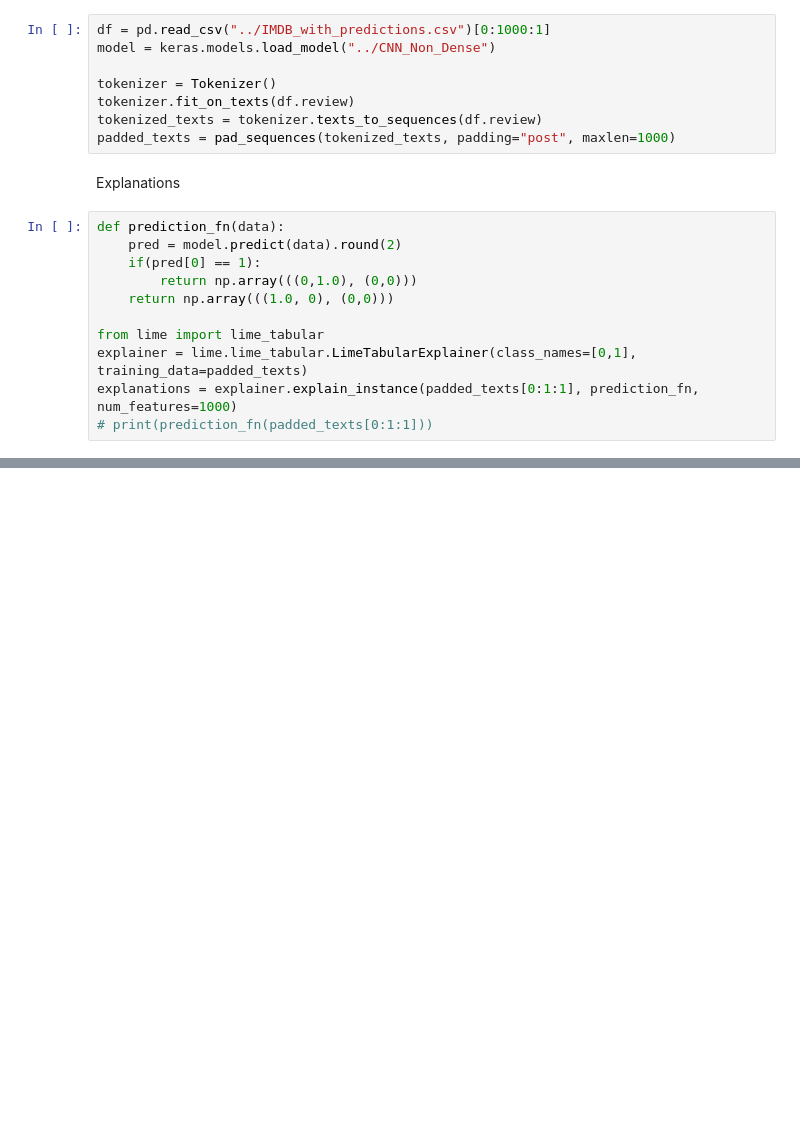
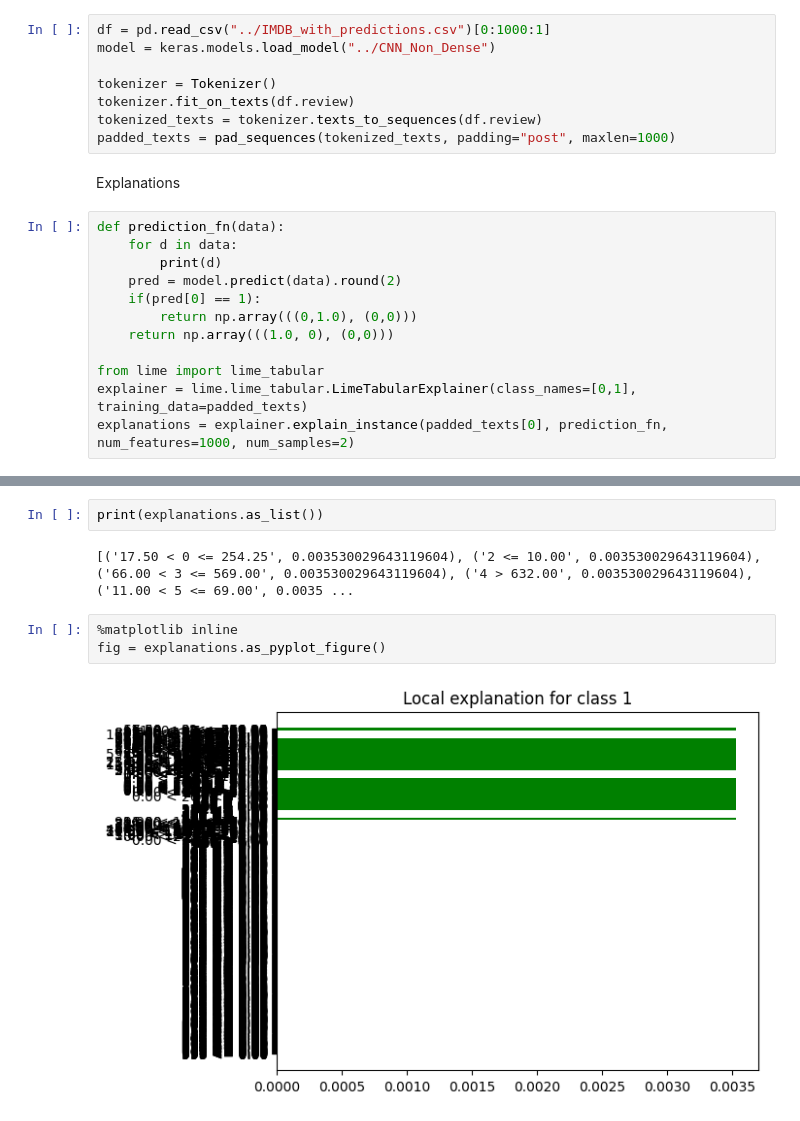
Before and after one commit to GeraldFreis/TopicsInComputerScience, a Jupyter notebook: SHAP_und_LIME/lime.ipynb, the cells around one changed output, grey strips where cells are left out. Saved outputs shown, nothing was run; the diff lists cells and outputs as text; blank space fills up the shorter version.

```diff
--- a/SHAP_und_LIME/lime.ipynb
+++ b/SHAP_und_LIME/lime.ipynb
@@ -23,6 +23,8 @@ padded_texts = pad_sequences(tokenized_texts, padding="post", maxlen=1000)
 Explanations
 # %%
 def prediction_fn(data):
+    for d in data:
+        print(d)
     pred = model.predict(data).round(2)
     if(pred[0] == 1):
         return np.array(((0,1.0), (0,0)))
@@ -30,6 +32,5 @@ def prediction_fn(data):
 
 from lime import lime_tabular
 explainer = lime.lime_tabular.LimeTabularExplainer(class_names=[0,1], training_data=padded_texts)
-explanations = explainer.explain_instance(padded_texts[0:1:1], prediction_fn, num_features=1000)
-# print(prediction_fn(padded_texts[0:1:1]))
+explanations = explainer.explain_instance(padded_texts[0], prediction_fn, num_features=1000, num_samples=2)
 # %% [output]
@@ -36,0 +59,9 @@ ValueError: could not broadcast input array from shape (1000,) into shape (1,)
+# %%
+print(explanations.as_list())
+# %% [output]
+[('17.50 < 0 <= 254.25', 0.003530029643119604), ('2 <= 10.00', 0.003530029643119604), ('66.00 < 3 <= 569.00', 0.003530029643119604), ('4 > 632.00', 0.003530029643119604), ('11.00 < 5 <= 69.00', 0.0035 ...
+# %%
+%matplotlib inline
+fig = explanations.as_pyplot_figure()
+# %% [output]
+[figure, added]
```
Also changed, not shown: parts of 1 cell of this notebook, 1 other file.
